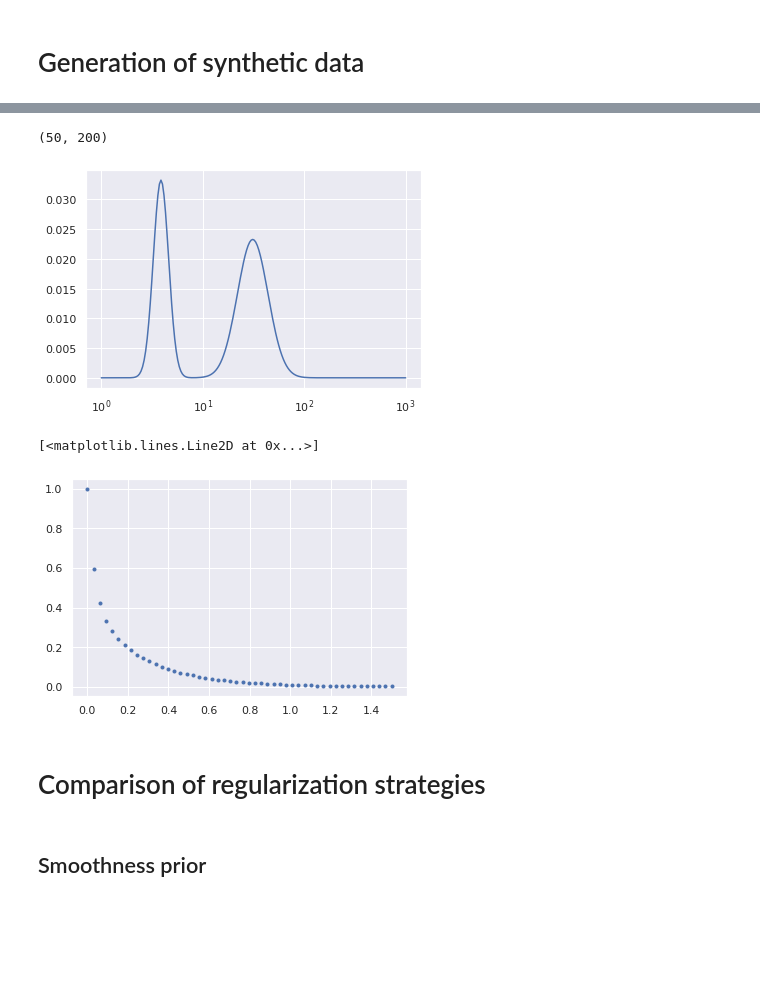
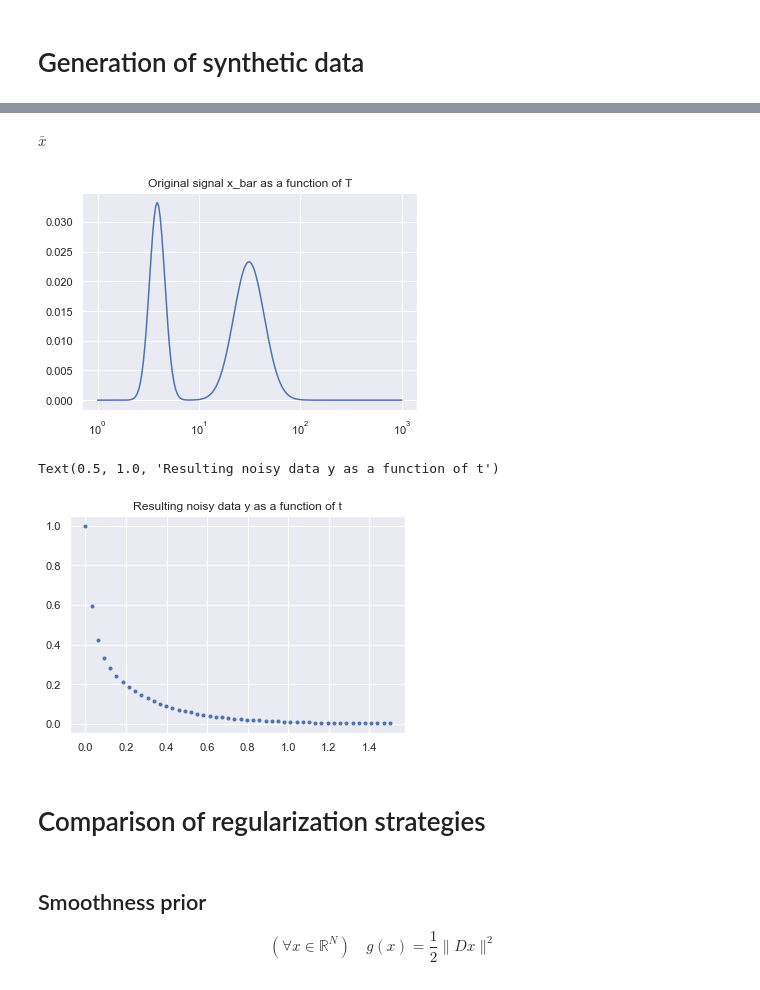
Before and after one commit to EmmanuelJhno/LabsLargeScaleDistributedOptimization, a Jupyter notebook: LSD_TPn2_1_Jehanno_Rauby.ipynb, the cells around one changed output, grey strips where cells are left out. Drawn from its saved outputs; the diff is of its cells as text; code cells hidden in the pictures; blank space fills up the shorter version.

```diff
--- a/LSD_TPn2_1_Jehanno_Rauby.ipynb
+++ b/LSD_TPn2_1_Jehanno_Rauby.ipynb
@@ -12,27 +15,34 @@ x = np.asarray(df)
+# %% [markdown]
+$\bar x$
 # %%
 def exp_T(n, Tmin, Tmax, N):
+    """
+    Exponential sampling strategy
+    """
     return Tmin * np.exp(- (n - 1) * np.log( Tmin / Tmax ) / (N - 1))
 
 def reg_T(m, tmin, tmax, M):
+    """
+    Regular sampling strategy
+    """
     return tmin + (tmax - tmin) * (m-1)/ (M - 1)
 
 N = 200
 n = np.arange(N)+1
 T_n_exp = exp_T(n, 1, 1000, N)
 
 fg, ax  = plt.subplots(1,1)
 ax.set_xscale('log')
 ax.plot(T_n_exp, x)
+ax.set_title('Original signal x_bar as a function of T')
 
 M = 50
 m = np.arange(M)+1
 T_n_reg = reg_T(m, 0, 1.5, M)
 
 K = np.exp(-T_n_reg.reshape(-1,1) @ T_n_exp.reshape(-1,1).T)
-print(K.shape)
 # %% [output]
-(50, 200)
-[figure, old version]
+[figure, new version]
 # %%
 z = K @ x
 #sigma_2 = (1e-4 * z  * z.T * np.eye(M))
@@ -42,13 +52,15 @@ y = z.reshape(-1,) + w
 
 fg, ax  = plt.subplots(1,1)
 ax.plot(T_n_reg, y, linestyle='',marker='.')
+ax.set_title('Resulting noisy data y as a function of t')
 # %% [output]
-[<matplotlib.lines.Line2D at 0x...>]
+Text(0.5, 1.0, 'Resulting noisy data y as a function of t')
-[figure, old version]
+[figure, new version]
 # %% [markdown]
 # Comparison of regularization strategies
-# %% [markdown]
-## Smoothness prior
+# %% [markdown]
+## Smoothness prior
+$$\left(\forall x \in \mathbb{R}^{N}\right) \quad g(x)=\frac{1}{2}\|D x\|^{2}$$
 # %% [markdown]
 ### Question 1 : Existence and uniqueness of the solution to the problem
 Let's  $$ f(x) = \frac{1}{2} \vert \vert Kx - y \vert\vert ^ 2 + \beta \vert\vert D x \vert\vert^2 $$
```
Also changed, not shown: parts of 17 cells of this notebook.
